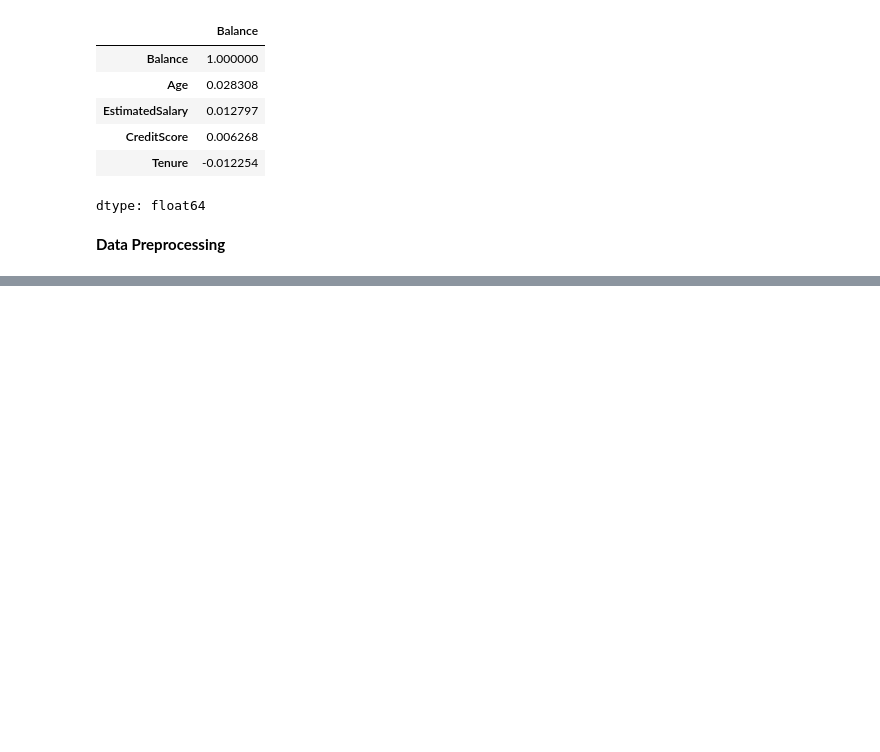
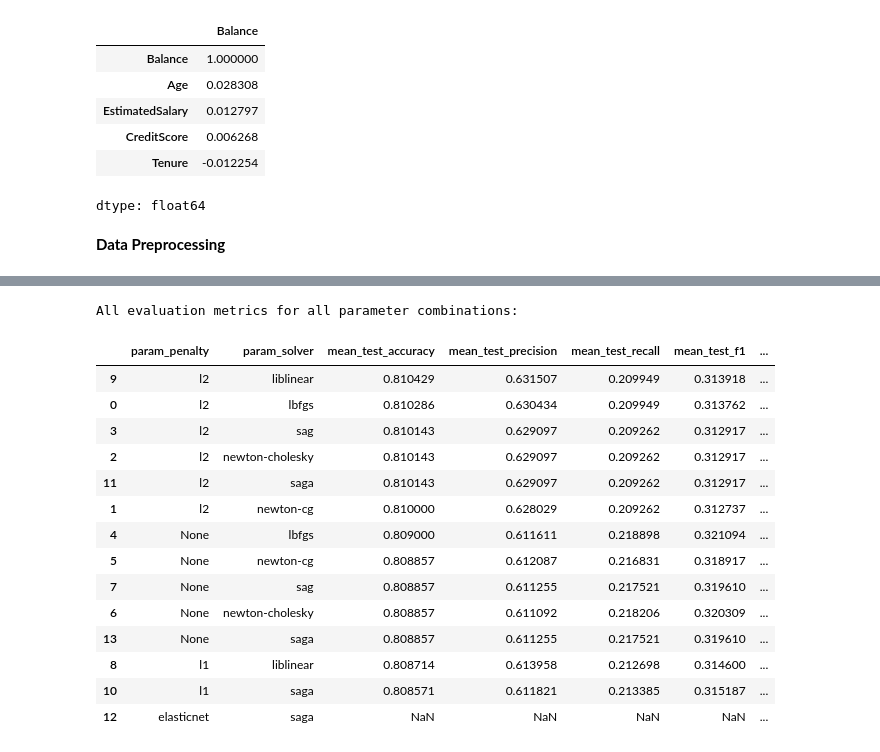
Before and after one commit to faryuhandraa/Data-Science-Projects, a Jupyter notebook: Churn_Prediction.ipynb, the cells around one changed output, grey strips where cells are left out. Saved outputs shown, nothing was run; the diff lists cells and outputs as text; code cells hidden in the pictures; blank space fills up the shorter version.

```diff
--- a/Churn_Prediction.ipynb
+++ b/Churn_Prediction.ipynb
@@ -198,3 +226,2 @@ Name: count, dtype: int64
 # %%
 log_reg = LogisticRegression()
-log_reg.fit(x_train_resampled, y_train_resampled)
@@ -233,0 +228,2 @@ F1: [0.68681319 0.71038251 0.71586716 0.71776375 0.71167883 0.71580817
+# %%
+log_reg.fit(x_train, y_train)
@@ -281,0 +434,19 @@ plt.plot(fpr, tpr)
+# %%
+from sklearn.model_selection import GridSearchCV
+from sklearn.model_selection import RandomizedSearchCV
+
+# Define compatible parameter grids for LogisticRegression
+param_grid = [
+    {'penalty': ['l2', None], 'solver': ['lbfgs', 'newton-cg', 'newton-cholesky', 'sag']},
+    {'penalty': ['l1', 'l2'], 'solver': ['liblinear']},
+    {'penalty': ['l1', 'l2', 'elasticnet', None], 'solver': ['saga']}
+]
+
+tuning_logreg = LogisticRegression(max_iter=1000)
+
+grid_search = GridSearchCV(tuning_logreg, param_grid, cv=5,
+                           scoring=['accuracy', 'precision', 'recall', 'f1'],
+                           return_train_score=True,
+                           refit='accuracy')
+
+grid_search.fit(x_train, y_train)
@@ -281,0 +526,25 @@ plt.plot(fpr, tpr)
+# %%
+import pandas as pd
+
+results_all_metrics = pd.DataFrame(grid_search.cv_results_)
+results_all_metrics = results_all_metrics[['param_penalty', 'param_solver', 'mean_test_accuracy', 'mean_test_precision', 'mean_test_recall', 'mean_test_f1', 'rank_test_accuracy']]
+results_all_metrics = results_all_metrics.sort_values(by='rank_test_accuracy')
+print("All evaluation metrics for all parameter combinations:")
+display(results_all_metrics)
+# %% [output]
+All evaluation metrics for all parameter combinations:
+|  | param_penalty | param_solver | mean_test_accuracy | mean_test_precision | mean_test_recall | mean_test_f1 | ... |
+| 9 | l2 | liblinear | 0.810429 | 0.631507 | 0.209949 | 0.313918 | ... |
+| 0 | l2 | lbfgs | 0.810286 | 0.630434 | 0.209949 | 0.313762 | ... |
+| 3 | l2 | sag | 0.810143 | 0.629097 | 0.209262 | 0.312917 | ... |
+| 2 | l2 | newton-cholesky | 0.810143 | 0.629097 | 0.209262 | 0.312917 | ... |
+| 11 | l2 | saga | 0.810143 | 0.629097 | 0.209262 | 0.312917 | ... |
+| 1 | l2 | newton-cg | 0.810000 | 0.628029 | 0.209262 | 0.312737 | ... |
+| 4 | None | lbfgs | 0.809000 | 0.611611 | 0.218898 | 0.321094 | ... |
+| 5 | None | newton-cg | 0.808857 | 0.612087 | 0.216831 | 0.318917 | ... |
+| 7 | None | sag | 0.808857 | 0.611255 | 0.217521 | 0.319610 | ... |
+| 6 | None | newton-cholesky | 0.808857 | 0.611092 | 0.218206 | 0.320309 | ... |
+| 13 | None | saga | 0.808857 | 0.611255 | 0.217521 | 0.319610 | ... |
+| 8 | l1 | liblinear | 0.808714 | 0.613958 | 0.212698 | 0.314600 | ... |
+| 10 | l1 | saga | 0.808571 | 0.611821 | 0.213385 | 0.315187 | ... |
+| 12 | elasticnet | saga | NaN | NaN | NaN | NaN | ... |
```
Also changed, not shown: parts of 48 cells of this notebook.
